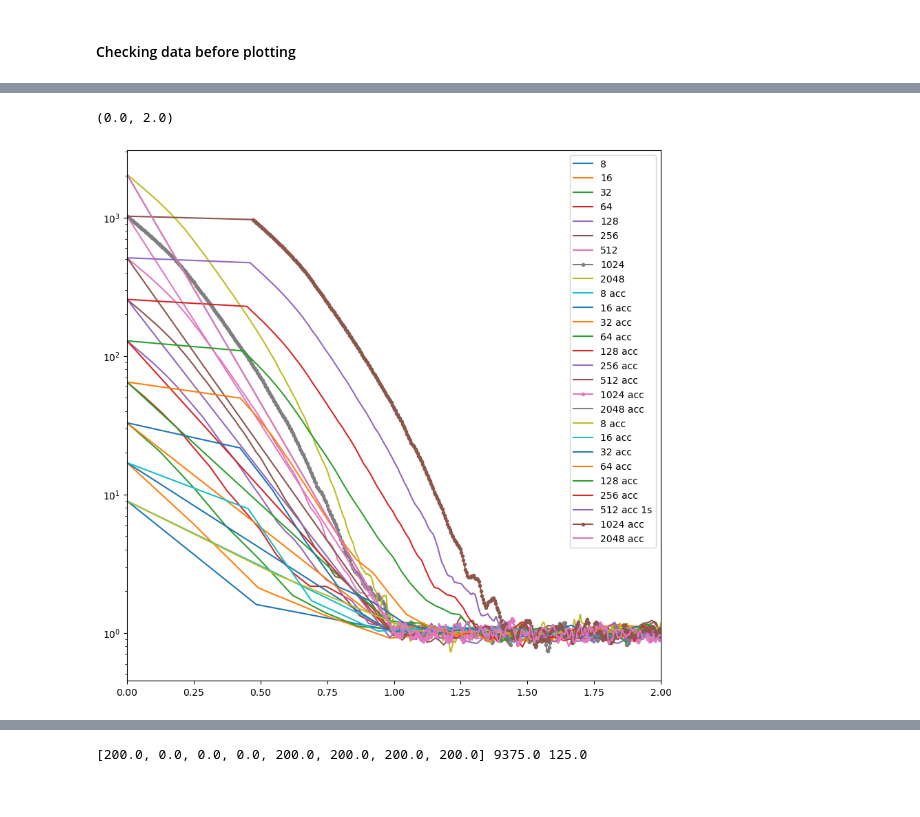
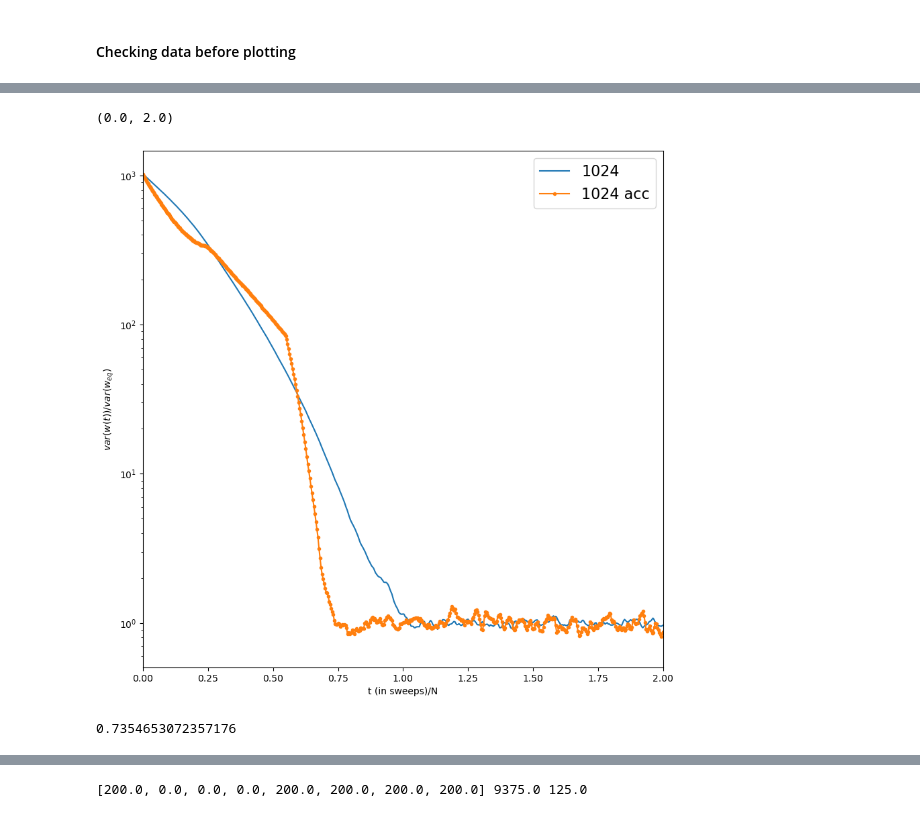
Before and after one commit to plumol/monte-carlo-simulations, a Jupyter notebook: post-analysis/mixing_times.ipynb, the cells around one changed output, grey strips where cells are left out. Cells and saved outputs as stored; diff of their text form; code cells hidden in the pictures.

```diff
--- a/post-analysis/mixing_times.ipynb
+++ b/post-analysis/mixing_times.ipynb
@@ -538,40 +535,48 @@ print(eff_32_events, eff_32_acc_events)
 # %%
 fig, ax = plt.subplots(1, figsize=(10, 10))
 
-ax.plot(x_8[:1000]/8, (eff_8[:1000]/var_equil_8), label="8")
-ax.plot(x_16[:2000]/16, ((eff_16)[:2000]/var_equil_16), label="16")
-ax.plot(x_32[:2000]/32, ((eff_32)[:2000]/var_equil_32), label="32")
-ax.plot(x_64[:2000]/64, (eff_64[:2000]/var_equil_64), label="64")
-ax.plot(x_128[:10000]/128, (eff_128[:10000]/var_equil_128), label="128")
-ax.plot(x_256[:5000]/256, (eff_256[:5000]/var_equil_256), label="256")
-ax.plot(x_512[:10000]/512, (eff_512[:10000]/var_equil_512), label="512")
-ax.plot(x_1024[:30000]/1024, (eff_1024[:30000]/var_equil_1024), label="1024", marker=".")
-ax.plot(x_2048[:30000]/2048, (eff_2048[:30000]/var_equil_2048), label="2048")
+# ax.plot(x_8[:1000]/8, (eff_8[:1000]/var_equil_8), label="8")
+# ax.plot(x_16[:2000]/16, ((eff_16)[:2000]/var_equil_16), label="16")
+# ax.plot(x_32[:2000]/32, ((eff_32)[:2000]/var_equil_32), label="32")
+# ax.plot(x_64[:2000]/64, (eff_64[:2000]/var_equil_64), label="64")
+# ax.plot(x_128[:10000]/128, (eff_128[:10000]/var_equil_128), label="128")
+# ax.plot(x_256[:5000]/256, (eff_256[:5000]/var_equil_256), label="256")
+# ax.plot(x_512[:10000]/512, (eff_512[:10000]/var_equil_512), label="512")
+ax.plot(x_1024[:30000]/1024, (eff_1024[:30000]/var_equil_1024), label="1024")
+# ax.plot(x_2048[:30000]/2048, (eff_2048[:30000]/var_equil_2048), label="2048")
 
-ax.plot(x_8_acc[:1000]/8, (eff_8_acc[:1000]/var_equil_8), label="8 acc")
-ax.plot(x_16_acc[:2000]/16, ((eff_16_acc)[:2000]/var_equil_16), label="16 acc")
-ax.plot(x_32_acc[:2000]/32, ((eff_32_acc)[:2000]/var_equil_32), label="32 acc")
-ax.plot(x_64_acc[:2000]/64, (eff_64_acc[:2000]/var_equil_64), label="64 acc")
-ax.plot(x_128_acc[:10000]/128, (eff_128_acc[:10000]/var_equil_128), label="128 acc")
-ax.plot(x_256_acc[:5000]/256, (eff_256_acc[:5000]/var_equil_256), label="256 acc")
-ax.plot(x_512_acc[:10000]/512, (eff_512_acc[:10000]/var_equil_512), label="512 acc")
-ax.plot(x_1024_acc[:30000]/1024, (eff_1024_acc[:30000]/var_equil_1024), label="1024 acc", marker=".")
-ax.plot(x_2048_acc[:30000]/2048, (eff_2048_acc[:30000]/var_equil_2048), label="2048 acc")
+# ax.plot(x_8_acc[:1000]/8, (eff_8_acc[:1000]/var_equil_8), label="8 acc")
+# ax.plot(x_16_acc[:2000]/16, ((eff_16_acc)[:2000]/var_equil_16), label="16 acc")
+# ax.plot(x_32_acc[:2000]/32, ((eff_32_acc)[:2000]/var_equil_32), label="32 acc")
+# ax.plot(x_64_acc[:2000]/64, (eff_64_acc[:2000]/var_equil_64), label="64 acc")
+# ax.plot(x_128_acc[:10000]/128, (eff_128_acc[:10000]/var_equil_128), label="128 acc")
+# ax.plot(x_256_acc[:5000]/256, (eff_256_acc[:5000]/var_equil_256), label="256 acc")
+# ax.plot(x_512_acc[:10000]/512, (eff_512_acc[:10000]/var_equil_512), label="512 acc")
+# ax.plot(x_1024_acc[:30000]/1024, (eff_1024_acc[:30000]/var_equil_1024), label="1024 acc", marker=".")
+# ax.plot(x_2048_acc[:30000]/2048, (eff_2048_acc[:30000]/var_equil_2048), label="2048 acc")
 
-ax.plot(x_8_acc_1s[:1000]/8, (eff_8_acc_1s[:1000]/var_equil_8), label="8 acc")
-ax.plot(x_16_acc_1s[:2000]/16, ((eff_16_acc_1s)[:2000]/var_equil_16), label="16 acc")
-ax.plot(x_32_acc_1s[:2000]/32, ((eff_32_acc_1s)[:2000]/var_equil_32), label="32 acc")
-ax.plot(x_64_acc_1s[:2000]/64, (eff_64_acc_1s[:2000]/var_equil_64), label="64 acc")
-ax.plot(x_128_acc_1s[:10000]/128, (eff_128_acc_1s[:10000]/var_equil_128), label="128 acc")
-ax.plot(x_256_acc_1s[:5000]/256, (eff_256_acc_1s[:5000]/var_equil_256), label="256 acc")
-ax.plot(x_512_acc_1s[:10000]/512, (eff_512_acc_1s[:10000]/var_equil_512), label="512 acc 1s")
+# ax.plot(x_8_acc_1s[:1000]/8, (eff_8_acc_1s[:1000]/var_equil_8), label="8 acc 1s")
+# ax.plot(x_16_acc_1s[:2000]/16, ((eff_16_acc_1s)[:2000]/var_equil_16), label="16 acc 1s")
+# ax.plot(x_32_acc_1s[:2000]/32, ((eff_32_acc_1s)[:2000]/var_equil_32), label="32 acc 1s")
+# ax.plot(x_64_acc_1s[:2000]/64, (eff_64_acc_1s[:2000]/var_equil_64), label="64 acc 1s")
+# ax.plot(x_128_acc_1s[:10000]/128, (eff_128_acc_1s[:10000]/var_equil_128), label="128 acc 1s")
+# ax.plot(x_256_acc_1s[:5000]/256, (eff_256_acc_1s[:5000]/var_equil_256), label="256 acc 1s")
+# ax.plot(x_512_acc_1s[:10000]/512, (eff_512_acc_1s[:10000]/var_equil_512), label="512 acc 1s")
 ax.plot(x_1024_acc_1s[:30000]/1024, (eff_1024_acc_1s[:30000]/var_equil_1024), label="1024 acc", marker=".")
-ax.plot(x_2048_acc_1s[:30000]/2048, (eff_2048_acc_1s[:30000]/var_equil_2048), label="2048 acc")
+# ax.plot(x_2048_acc_1s[:30000]/2048, (eff_2048_acc_1s[:30000]/var_equil_2048), label="2048 acc")
 
-
-ax.legend()
+ax.set_ylabel("$var(w(t))/var(w_{eq})$")
+ax.set_xlabel("t (in sweeps)/N")
+ax.legend(fontsize="16")
 ax.set_yscale('log')
 ax.set_xlim(0, 2)
 # %% [output]
 (0.0, 2.0)
-[figure, old version]
+[figure, new version]
+# %%
+for idx, var in enumerate(eff_1024_acc_1s[:30000]):
+    if var/var_equil_1024 > 1 * 0.9 and var/var_equil_1024 < 1.10:
+        print(x_1024_acc_1s[idx]/1024)
+        break
+# %% [output]
+0.7354653072357176
```
Also changed, not shown: parts of 4 cells of this notebook, 3 other files.
